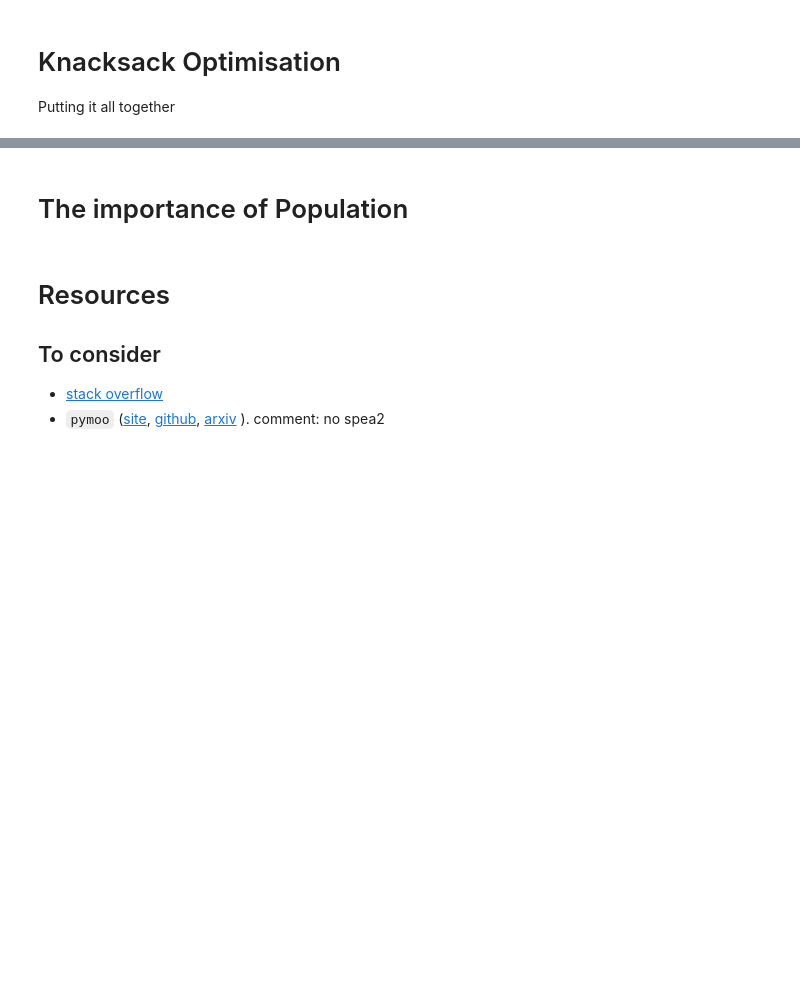
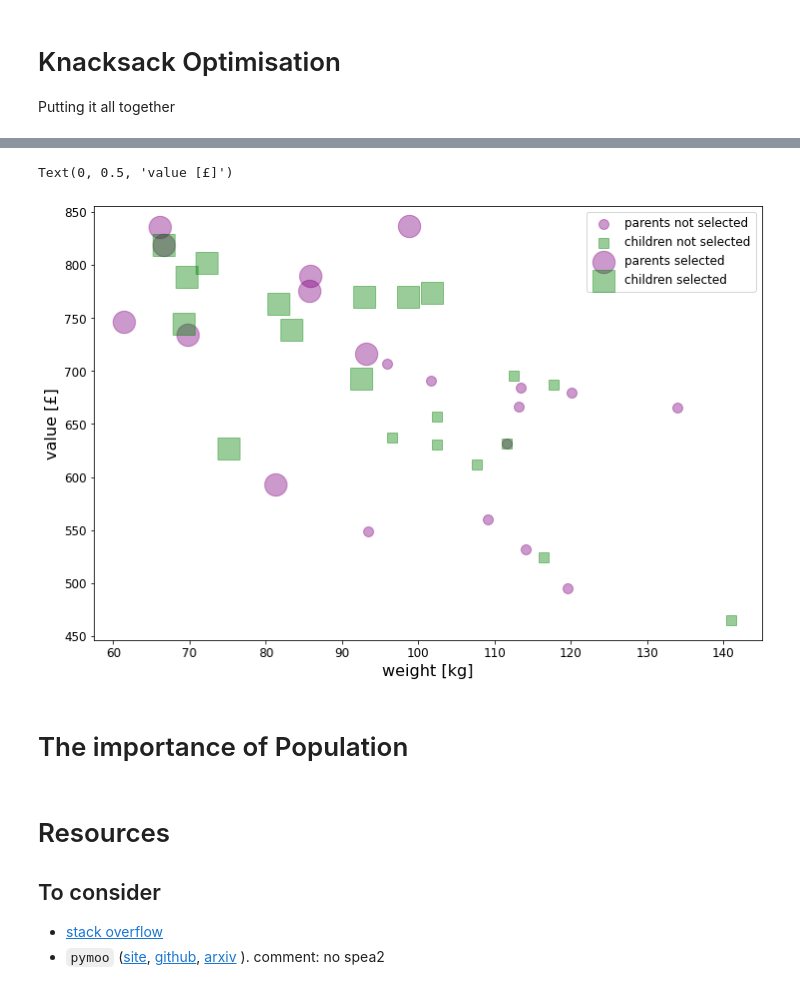
Before and after one commit to elzurdo/multi_objective_optimisation, a Jupyter notebook: 02_knapsack_2D_stochastic.ipynb, the cells around one changed output, grey strips where cells are left out. Saved outputs shown, nothing was run; the diff lists cells and outputs as text; code cells hidden in the pictures; blank space fills up the shorter version.

```diff
--- a/02_knapsack_2D_stochastic.ipynb
+++ b/02_knapsack_2D_stochastic.ipynb
@@ -593,0 +620,14 @@ idxs_parents = list(population_parents.keys())
+# %%
+# children mutated
+idxs_children_mutated = np.arange(idx_indv_max + 1, idx_indv_max + 1 + len(idxs_parents_mutate))
+
+for (idx_parent, idx_child) in zip(idxs_parents_mutate, idxs_children_mutated):
+    population_born[idx_child] = {}
+
+    seed_ = seed + idx_child
+
+    parent = population_parents[idx_parent]['packages']
+    population_born[idx_child]['packages'] = mutate_knapsack(parent, all_packages, n_mutate=N_PACKAGES_MUTATE, seed=seed_)
+
+idx_indv_max = np.max(idxs_children_mutated)
+idx_indv_max
@@ -593,0 +636,9 @@ idxs_parents = list(population_parents.keys())
+# %%
+# children cross-overs
+population_parents_mate = {idx_parent: population_parents[idx_parent] for idx_parent in population_parents if idx_parent in idxs_parents_mate}
+population_children_crossovers = crossover_knapsacks(population_parents_mate, packages, idx_start=idx_indv_max)
+
+for idx_child in population_children_crossovers:
+    assert not idx_child in population_born
+    population_born[idx_child] = {}
+    population_born[idx_child] = population_children_crossovers[idx_child]
@@ -593,0 +652,2 @@ idxs_parents = list(population_parents.keys())
+# %%
+population_parents_and_children = {**population_parents, **population_born}
@@ -593,0 +688,23 @@ idxs_parents = list(population_parents.keys())
+# %%
+plt.scatter([knapsacks['weight'] for _, knapsacks in population_parents.items() if _ not in individuals_selected],
+                [knapsacks['value'] for _, knapsacks in population_parents.items() if _ not in individuals_selected],
+                 s=100, alpha=0.4, color='purple', label='parents not selected')
+
+plt.scatter([knapsacks['weight'] for _, knapsacks in population_born.items() if _ not in individuals_selected],
+                [knapsacks['value'] for _, knapsacks in population_born.items() if _ not in individuals_selected],
+                 marker='s', s=100, alpha=0.4, color='green', label='children not selected')
+
+plt.scatter([knapsacks['weight'] for _, knapsacks in population_parents.items() if _ in individuals_selected],
+                [knapsacks['value'] for _, knapsacks in population_parents.items() if _ in individuals_selected],
+                 s=500, alpha=0.4, color='purple', label='parents selected')
+
+plt.scatter([knapsacks['weight'] for _, knapsacks in population_born.items() if _ in individuals_selected],
+                [knapsacks['value'] for _, knapsacks in population_born.items() if _ in individuals_selected],
+                 marker='s', s=500, alpha=0.4, color='green', label='children selected')
+
+plt.legend()
+plt.xlabel('weight [kg]')
+plt.ylabel('value [£]')
+# %% [output]
+Text(0, 0.5, 'value [£]')
+[figure, added]
```
Also changed, not shown: parts of 22 cells of this notebook.
